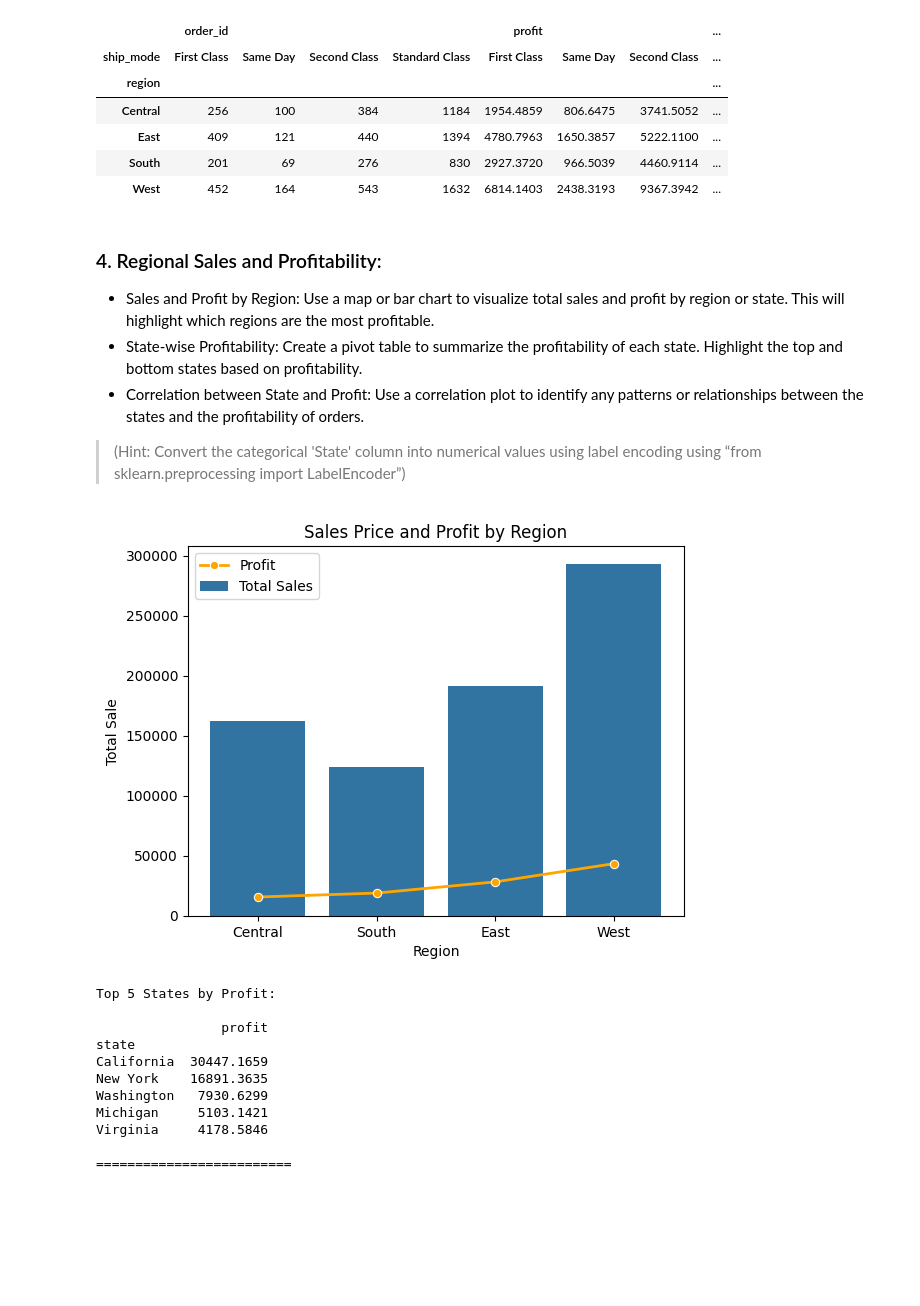
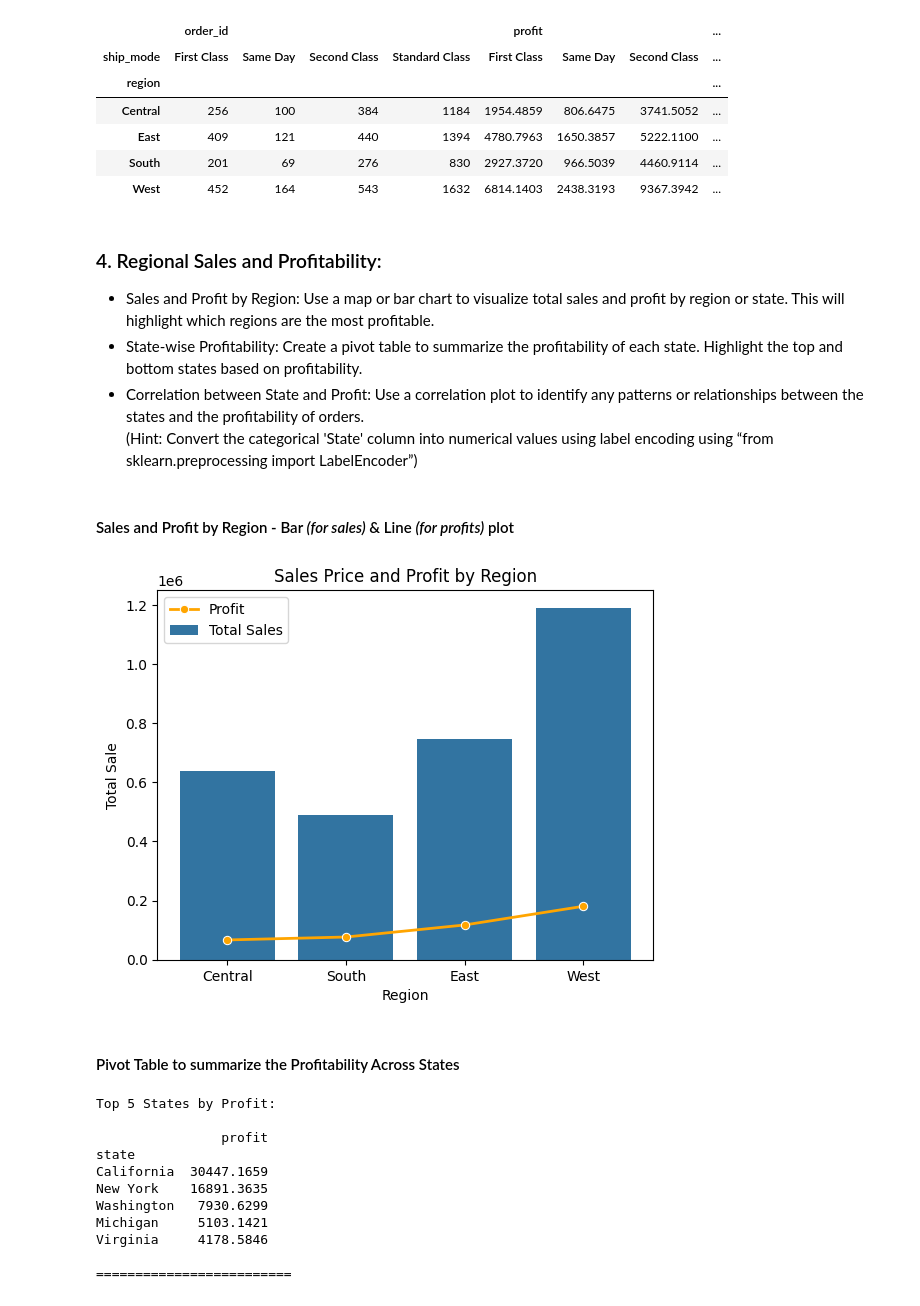
Before and after one commit to bankarsudarshan/super-store-eda, a Jupyter notebook: SuperStoreEDA.ipynb, the cells around one changed output. Cells and saved outputs as stored; diff of their text form; code cells hidden in the pictures; blank space fills up the shorter version.

```diff
--- a/SuperStoreEDA.ipynb
+++ b/SuperStoreEDA.ipynb
@@ -691,5 +780,6 @@ The reasons for such imputation are:
 # %%
-df['quantity'] = df.groupby('sub_category')['quantity'].transform(lambda x: x.fillna(x.median()))
+grouped_segment_subcat = df.groupby(['segment', 'sub_category'])['quantity']
+df['quantity'] = grouped_segment_subcat.transform(lambda x: x.fillna(x.median()))
 df.isna().sum()
 # %% [output]
 order_id         0
@@ -973,6 +1070,9 @@ df['total_sales'] = df['sales_price'] * df['quantity']
 df['total_profit'] = df['profit'] * df['quantity']
 df['discount_price'] = df['original_price'] * df['discount']
 df['total_discount'] = df['discount_price'] * df['quantity']
+df['discounted_price'] = df['sales_price'] - df['discount_price']
+df['total_discounted_price'] = df['discounted_price'] * df['quantity']
+
 print(f'Shape - {df.shape}')
 df.head()
 # %% [output]
@@ -992,7 +1092,8 @@ Shape - (9993, 27)
 customer_1st_order_date = df.groupby('customer_id')['order_date'].min()
 
 def sub_dates(row):
-    return row['order_date'] - customer_1st_order_date[row['customer_id']]
+    timedelta = row['order_date'] - customer_1st_order_date[row['customer_id']]
+    return timedelta.days
 
 df['days_since_last_order'] = df.apply(sub_dates, axis='columns')
 df.head(60)
@@ -1376,18 +1524,22 @@ pvt_table_2
 - Sales and Profit by Region: Use a map or bar chart to visualize total sales and profit by region or state. This will highlight which regions are the most profitable.
 - State-wise Profitability: Create a pivot table to summarize the profitability of each state. Highlight the top and bottom states based on profitability.
 - Correlation between State and Profit: Use a correlation plot to identify any patterns or relationships between the states and the profitability of orders.
-> (Hint: Convert the categorical 'State' column into numerical values using label encoding using “from sklearn.preprocessing import LabelEncoder”)
+  (Hint: Convert the categorical 'State' column into numerical values using label encoding using “from sklearn.preprocessing import LabelEncoder”)
+# %% [markdown]
+#### Sales and Profit by Region - Bar *(for sales)* & Line *(for profits)* plot
 # %%
-grouped_region = df.groupby('region').agg({'sales_price':'sum', 'profit':'sum'}).reset_index().sort_values(by='profit')
+grouped_region = df.groupby('region').agg({'total_sales':'sum', 'total_profit':'sum'}).reset_index().sort_values(by='total_profit')
 
-sns.barplot(data=grouped_region, x='region', y='sales_price', label='Total Sales')
-sns.lineplot(data=grouped_region, x='region', y='profit', color='orange', marker='o', linewidth=2, label='Profit')
+sns.barplot(data=grouped_region, x='region', y='total_sales', label='Total Sales')
+sns.lineplot(data=grouped_region, x='region', y='total_profit', color='orange', marker='o', linewidth=2, label='Profit')
 plt.xlabel('Region')
 plt.ylabel('Total Sale')
 plt.title("Sales Price and Profit by Region")
 plt.show()
 # %% [output]
-[figure, old version]
+[figure, new version]
+# %% [markdown]
+#### Pivot Table to summarize the Profitability Across States
 # %%
 pvt_table_state_profit = pd.pivot_table(df, index='state', values='profit', aggfunc='sum').sort_values(by='profit')
 
```
Also changed, not shown: parts of 63 cells of this notebook, 3 other files.
